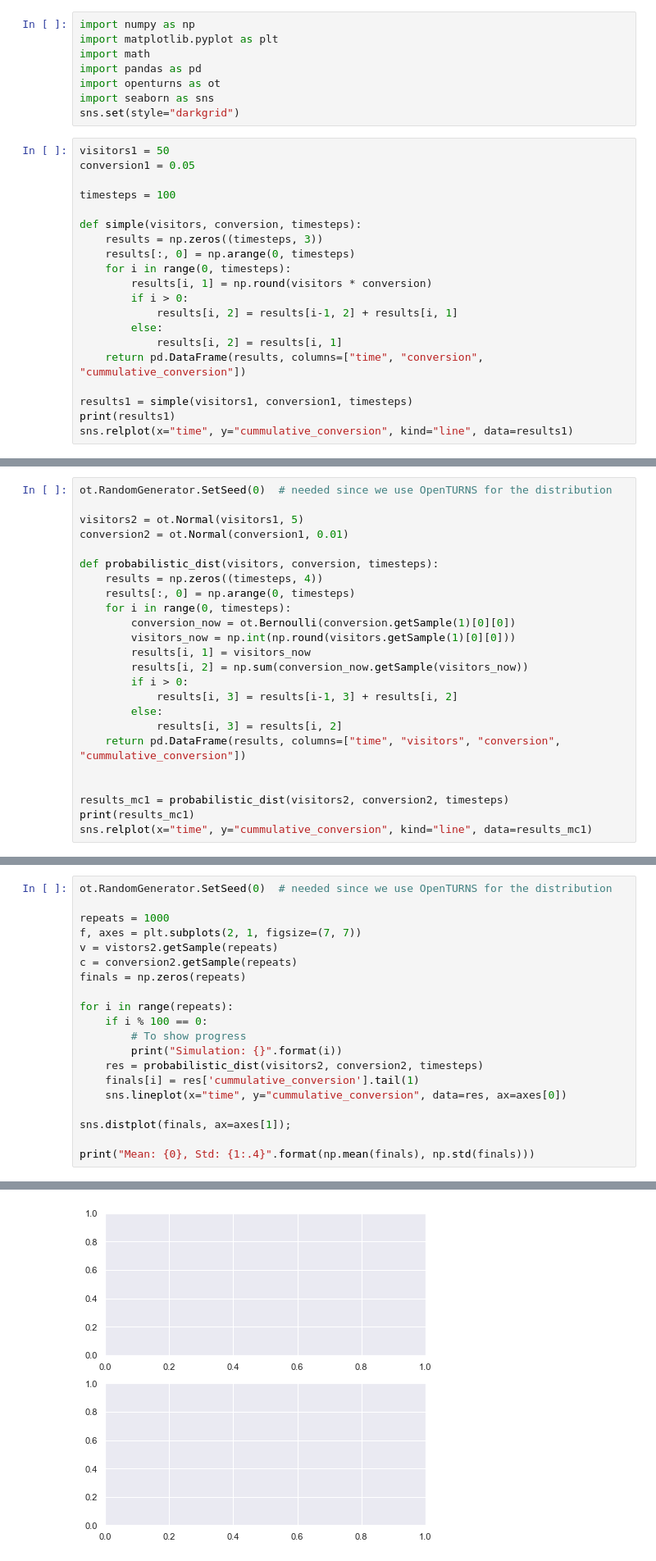
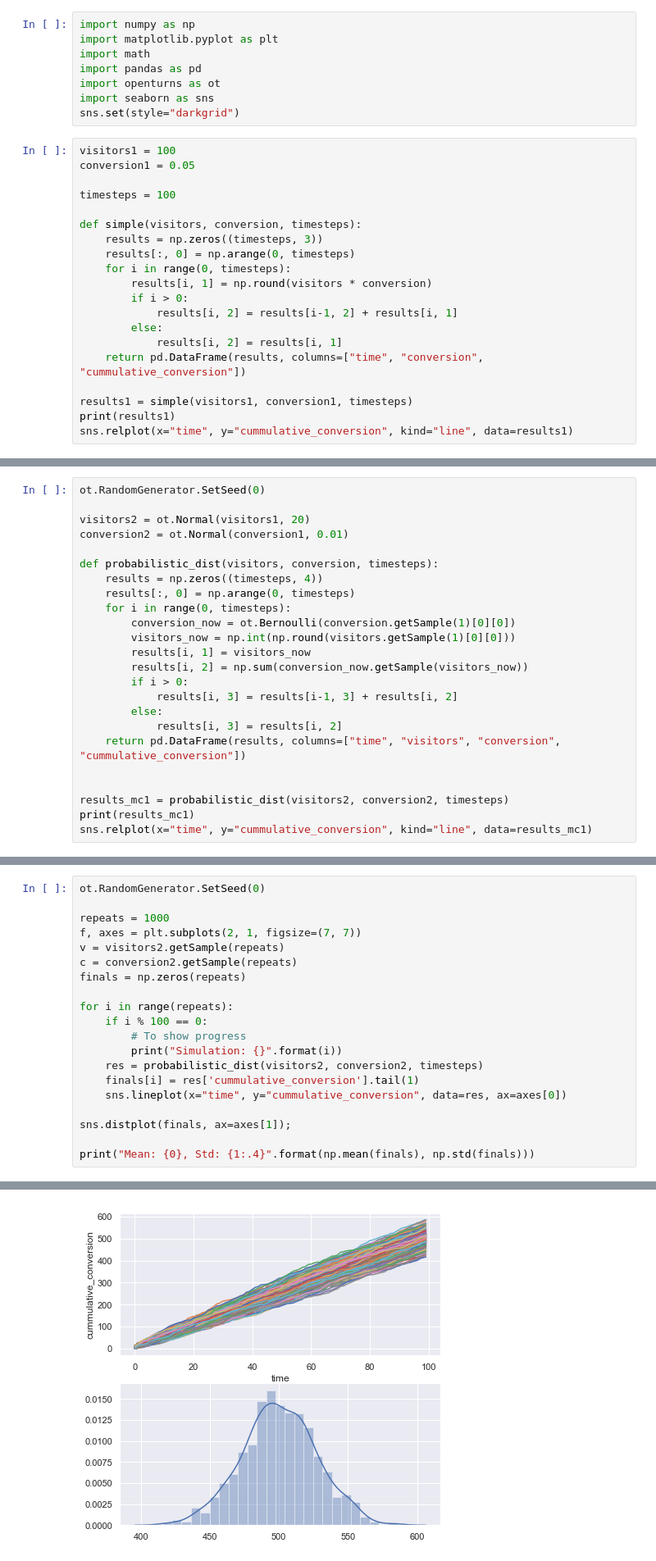
Before and after one commit to imrehg/mc-model-playground, a Jupyter notebook: index.ipynb, the cells around one changed output, grey strips where cells are left out. Shown at 82% size. Drawn from its saved outputs; the diff is of its cells as text.

```diff
--- a/index.ipynb
+++ b/index.ipynb
@@ -7,7 +7,7 @@ import openturns as ot
 import seaborn as sns
 sns.set(style="darkgrid")
 # %%
-visitors1 = 50
+visitors1 = 100
 conversion1 = 0.05
 
 timesteps = 100
@@ -139,7 +139,7 @@ Mean: 250.191, Std: 15.52
 # %%
-ot.RandomGenerator.SetSeed(0)  # needed since we use OpenTURNS for the distribution
+ot.RandomGenerator.SetSeed(0)
 
-visitors2 = ot.Normal(visitors1, 5)
+visitors2 = ot.Normal(visitors1, 20)
 conversion2 = ot.Normal(conversion1, 0.01)
 
 def probabilistic_dist(visitors, conversion, timesteps):
@@ -183,9 +183,9 @@ sns.relplot(x="time", y="cummulative_conversion", kind="line", data=results_mc1)
 # %%
-ot.RandomGenerator.SetSeed(0)  # needed since we use OpenTURNS for the distribution
+ot.RandomGenerator.SetSeed(0)
 
 repeats = 1000
 f, axes = plt.subplots(2, 1, figsize=(7, 7))
-v = vistors2.getSample(repeats)
+v = visitors2.getSample(repeats)
 c = conversion2.getSample(repeats)
 finals = np.zeros(repeats)
 
@@ -205 +215 @@ NameError: name 'vistors2' is not defined
-[figure, old version]
+[figure, new version]
```
Also changed, not shown: parts of 6 cells of this notebook.
